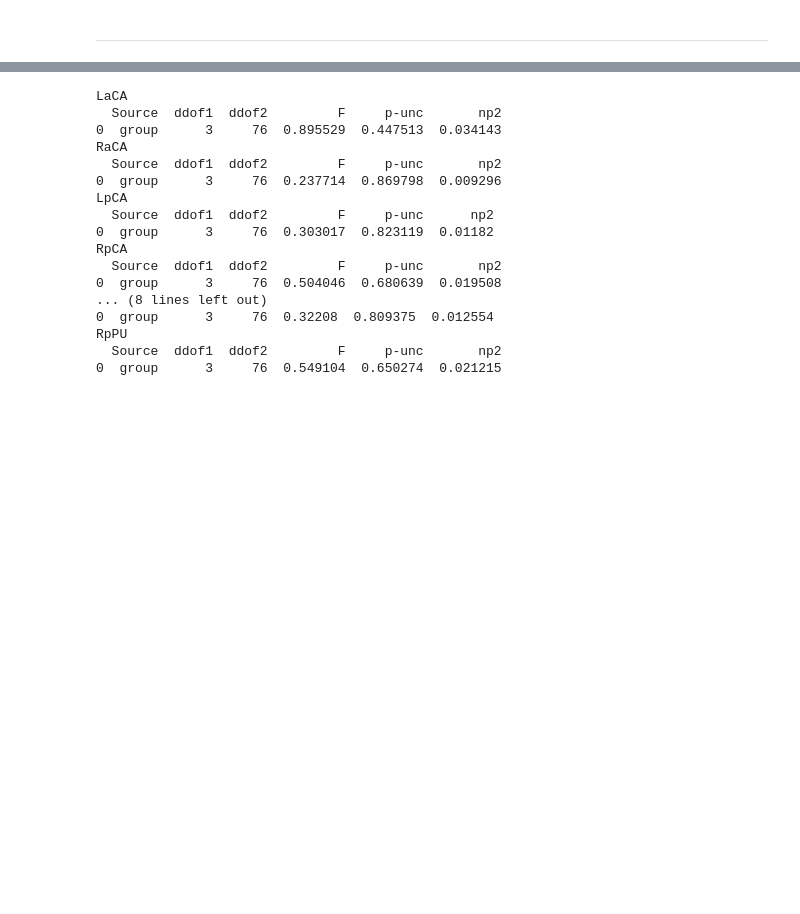
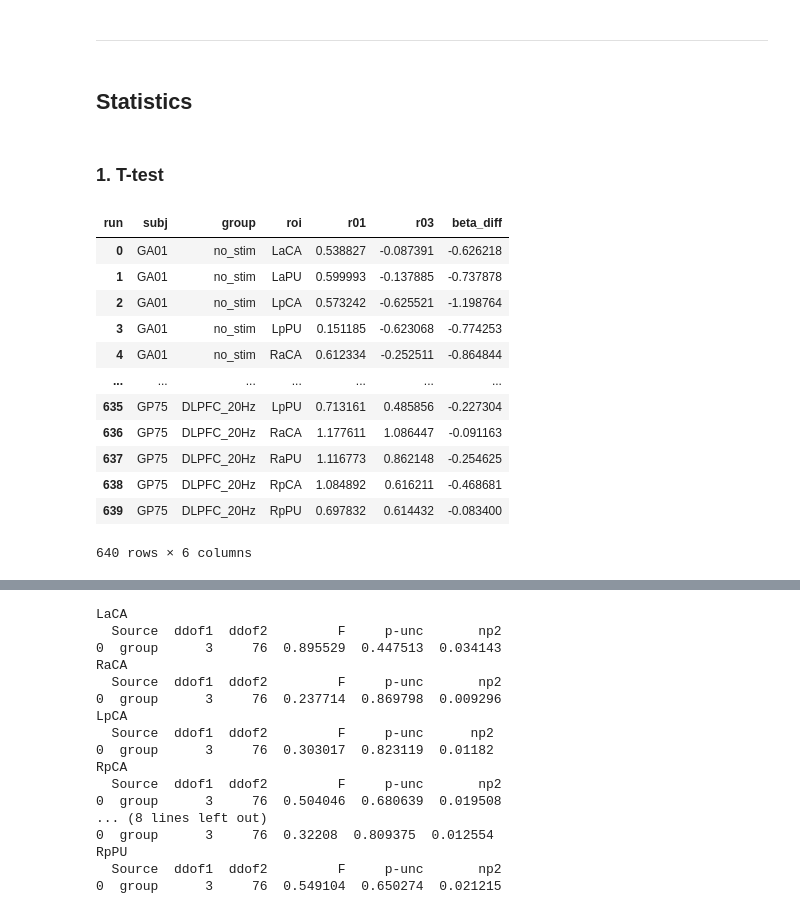
Before and after one commit to psb629/CommonLab, a Jupyter notebook: GP/scripts/fMRI.fig.3c.S2.ipynb, the cells around one changed output, grey strips where cells are left out. Cells and saved outputs as stored; diff of their text form; code cells hidden in the pictures; blank space fills up the shorter version.

```diff
--- a/GP/scripts/fMRI.fig.3c.S2.ipynb
+++ b/GP/scripts/fMRI.fig.3c.S2.ipynb
@@ -154,6 +154,7 @@ plotting.view_img(
 <nilearn.plotting.html_stat_map.StatMapView at 0x...>
 # %%
 list_label=[
+    'rest',
     'RaPU', 'LaPU', 'LpPU', 'RpPU',
     'LaCA', 'LpCA', 'RaCA', 'RpCA'
 ]
@@ -490,3 +427,26 @@ fig.savefig(
 )
 # %% [markdown]
 ---
+# %% [markdown]
+## Statistics
+# %% [markdown]
+### 1. T-test
+# %%
+df_tmp = df[df.run.isin(['r01','r03'])]
+pivot = df_tmp.pivot_table(index=['subj', 'group', 'roi'], columns='run', values='beta').reset_index(drop=False)
+pivot['beta_diff'] = pivot['r03'] - pivot['r01']
+pivot
+# %% [output]
+| run | subj | group | roi | r01 | r03 | beta_diff |
+| 0 | GA01 | no_stim | LaCA | 0.538827 | -0.087391 | -0.626218 |
+| 1 | GA01 | no_stim | LaPU | 0.599993 | -0.137885 | -0.737878 |
+| 2 | GA01 | no_stim | LpCA | 0.573242 | -0.625521 | -1.198764 |
+| 3 | GA01 | no_stim | LpPU | 0.151185 | -0.623068 | -0.774253 |
+| 4 | GA01 | no_stim | RaCA | 0.612334 | -0.252511 | -0.864844 |
+| ... | ... | ... | ... | ... | ... | ... |
+| 635 | GP75 | DLPFC_20Hz | LpPU | 0.713161 | 0.485856 | -0.227304 |
+| 636 | GP75 | DLPFC_20Hz | RaCA | 1.177611 | 1.086447 | -0.091163 |
+| 637 | GP75 | DLPFC_20Hz | RaPU | 1.116773 | 0.862148 | -0.254625 |
+| 638 | GP75 | DLPFC_20Hz | RpCA | 1.084892 | 0.616211 | -0.468681 |
+| 639 | GP75 | DLPFC_20Hz | RpPU | 0.697832 | 0.614432 | -0.083400 |
+640 rows × 6 columns
```
Also changed, not shown: parts of 14 cells of this notebook, 1 other file.
